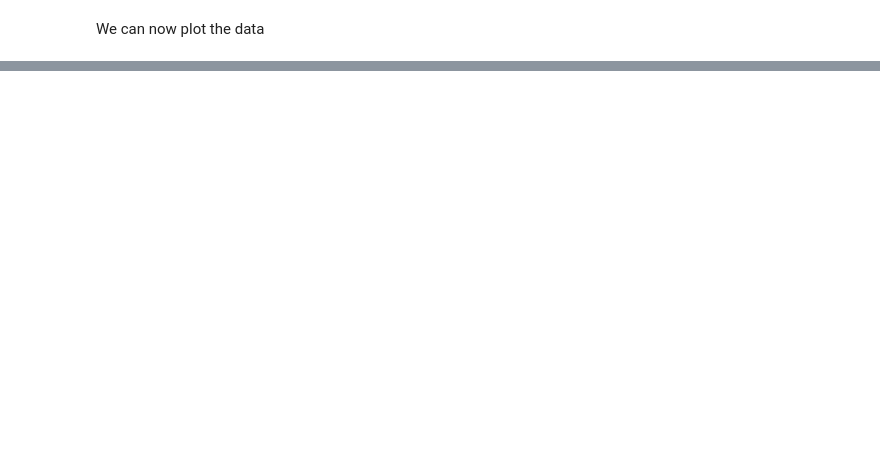
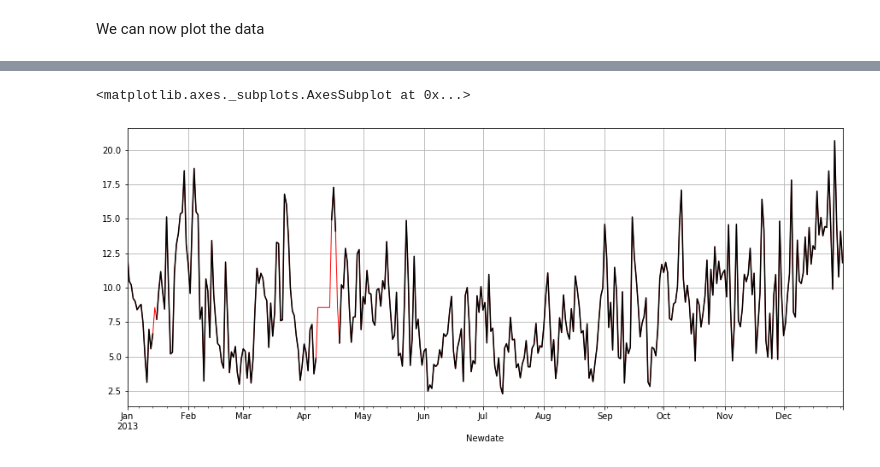
Before and after one commit to gabrielecalvo/dsemr, a Jupyter notebook: pycode/week2/missing.ipynb, the cells around one changed output, grey strips where cells are left out. Drawn from its saved outputs; the diff is of its cells as text; code cells hidden in the pictures; blank space fills up the shorter version.

Commit message:
added missing.ipynb for week2

```diff
--- a/pycode/week2/missing.ipynb
+++ b/pycode/week2/missing.ipynb
@@ -32,32 +37,0 @@ Using the package imputeTS we can visualise where the missing values are.
-# %%
-library(imputeTS)
-plotNA.distribution(x=mean_speed$WindSpeed, colPoints=2, colBackgroundMV=3)
-
-Another helpful plot is the distribution bar, which shows where observations are missing.
-
-plotNA.distributionBar(x=mean_speed$WindSpeed)
-
-If we want to fit a model to the data which cannot work with missing values (and unfortunately very few models can cope with missing values), we need to impute some values.
-
-We can impute the overall mean. This is the simplest, but not a very sophisticated approach.
-
-mean_speed_imp <- na.mean(mean_speed)
-
-We could now work with this data set, but let’s first visualise the imputed values.
-
-plotNA.imputations(mean_speed$WindSpeed,mean_speed_imp$WindSpeed)
-
-We can also impute values, based on a time series model. This usually gives more realistic results, but is highly dependent on whether the time series model is suitable or not.
-
-mean_speed_imp <- na.kalman(mean_speed)
-plotNA.imputations(mean_speed$WindSpeed,mean_speed_imp$WindSpeed)
-
-In this particular example, there is actually a much easier solution. The missing values for the daily time series is only due to there being missing values for a small number of hours for each day. So far we have made the daily mean a missing value (NA) as soon as the hourly measurements were missing for a single hour.
-
-Instead, we could simply calculate the daily average from the other hours of the day, so that we would only get missing values if we had no measurements at all for that day.
-
-mean_speed <- aggregate(WindSpeed ~ Newdate, data=site1, mean, na.action=na.omit)
-
-This dataset now contains no missing values at all.
-
-plot(WindSpeed ~ Newdate, data=mean_speed, xlab="Year 2013", type="l", co
@@ -63,0 +77,8 @@ plot(WindSpeed ~ Newdate, data=mean_speed, xlab="Year 2013", type="l", co
+# %%
+rolling_avg = mean_speed.mean()                        # calculating the mean
+
+ax = mean_speed.fillna(rolling_avg).plot(c='r', lw=1)  # using it to fill the nan
+mean_speed.plot(style='k', ax=ax)                      # add in black the raw values as reference
+# %% [output]
+<matplotlib.axes._subplots.AxesSubplot at 0x...>
+[figure, added]
```
Also changed, not shown: parts of 18 cells of this notebook.
